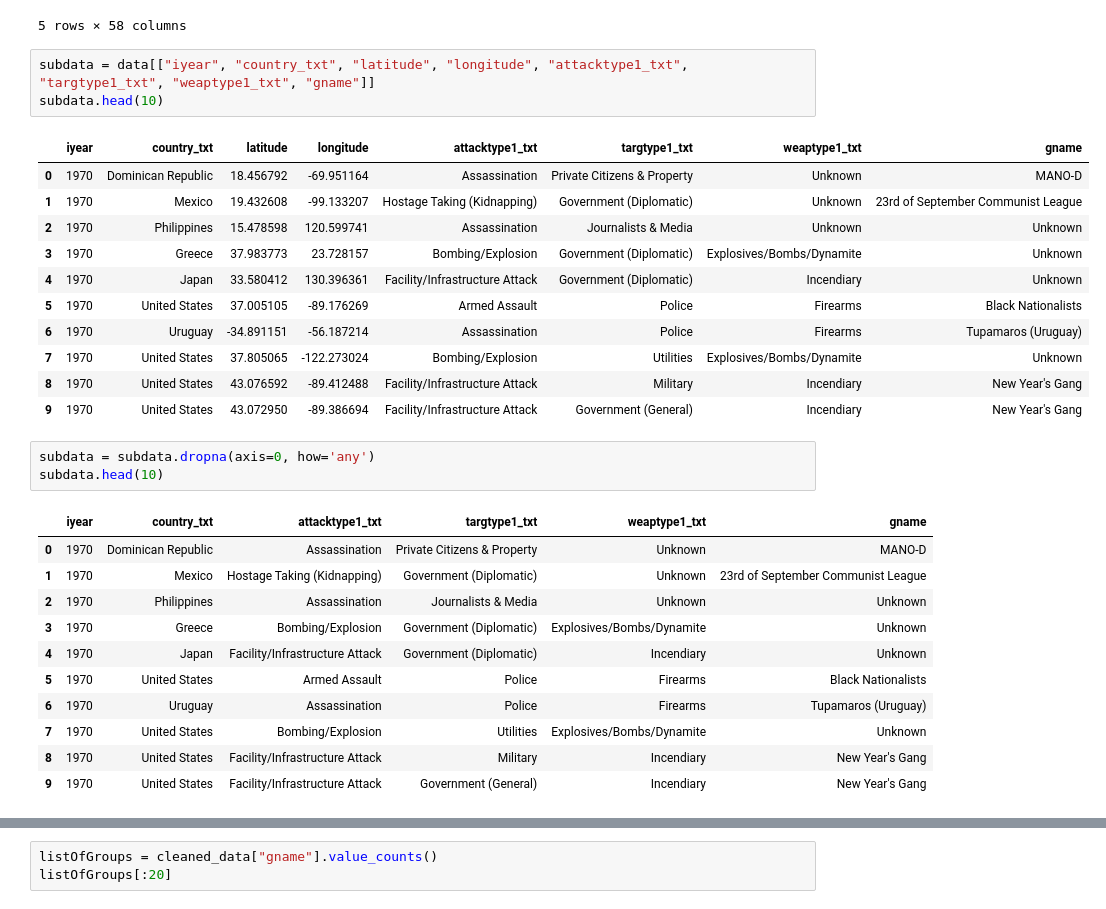
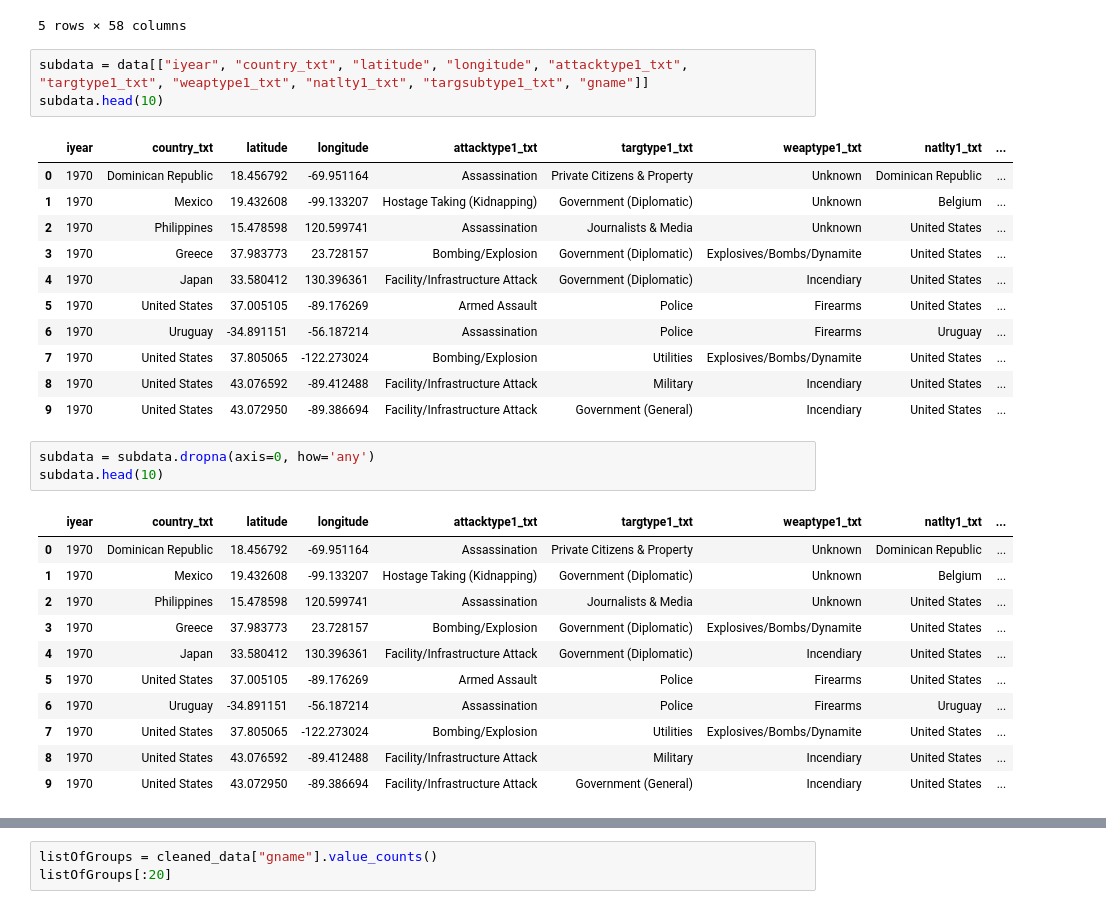
Before and after one commit to Gary-OB/Big-Data---Terrorismds, a Jupyter notebook: Predictive Modeling of Terrorism Perpetrators.ipynb, the cells around one changed output, grey strips where cells are left out. Drawn from its saved outputs; the diff is of its cells as text.

```diff
--- a/Predictive Modeling of Terrorism Perpetrators.ipynb
+++ b/Predictive Modeling of Terrorism Perpetrators.ipynb
@@ -11,35 +11,35 @@ data.head(5)
 | 4 | 197001000003 | 1970 | 1 | 0 | 0 | 101 | Japan | 4 | East Asia | NaN | ... |
 5 rows × 58 columns
 # %%
-subdata = data[["iyear", "country_txt", "latitude", "longitude", "attacktype1_txt", "targtype1_txt", "weaptype1_txt", "gname"]]
+subdata = data[["iyear", "country_txt", "latitude", "longitude", "attacktype1_txt", "targtype1_txt", "weaptype1_txt", "natlty1_txt", "targsubtype1_txt", "gname"]]
 subdata.head(10)
 # %% [output]
-|  | iyear | country_txt | latitude | longitude | attacktype1_txt | targtype1_txt | weaptype1_txt | gname |
-| 0 | 1970 | Dominican Republic | 18.456792 | -69.951164 | Assassination | Private Citizens & Property | Unknown | MANO-D |
-| 1 | 1970 | Mexico | 19.432608 | -99.133207 | Hostage Taking (Kidnapping) | Government (Diplomatic) | Unknown | 23rd of September Communist League |
-| 2 | 1970 | Philippines | 15.478598 | 120.599741 | Assassination | Journalists & Media | Unknown | Unknown |
-| 3 | 1970 | Greece | 37.983773 | 23.728157 | Bombing/Explosion | Government (Diplomatic) | Explosives/Bombs/Dynamite | Unknown |
-| 4 | 1970 | Japan | 33.580412 | 130.396361 | Facility/Infrastructure Attack | Government (Diplomatic) | Incendiary | Unknown |
-| 5 | 1970 | United States | 37.005105 | -89.176269 | Armed Assault | Police | Firearms | Black Nationalists |
-| 6 | 1970 | Uruguay | -34.891151 | -56.187214 | Assassination | Police | Firearms | Tupamaros (Uruguay) |
-| 7 | 1970 | United States | 37.805065 | -122.273024 | Bombing/Explosion | Utilities | Explosives/Bombs/Dynamite | Unknown |
-| 8 | 1970 | United States | 43.076592 | -89.412488 | Facility/Infrastructure Attack | Military | Incendiary | New Year's Gang |
-| 9 | 1970 | United States | 43.072950 | -89.386694 | Facility/Infrastructure Attack | Government (General) | Incendiary | New Year's Gang |
+|  | iyear | country_txt | latitude | longitude | attacktype1_txt | targtype1_txt | weaptype1_txt | natlty1_txt | ... |
+| 0 | 1970 | Dominican Republic | 18.456792 | -69.951164 | Assassination | Private Citizens & Property | Unknown | Dominican Republic | ... |
+| 1 | 1970 | Mexico | 19.432608 | -99.133207 | Hostage Taking (Kidnapping) | Government (Diplomatic) | Unknown | Belgium | ... |
+| 2 | 1970 | Philippines | 15.478598 | 120.599741 | Assassination | Journalists & Media | Unknown | United States | ... |
+| 3 | 1970 | Greece | 37.983773 | 23.728157 | Bombing/Explosion | Government (Diplomatic) | Explosives/Bombs/Dynamite | United States | ... |
+| 4 | 1970 | Japan | 33.580412 | 130.396361 | Facility/Infrastructure Attack | Government (Diplomatic) | Incendiary | United States | ... |
+| 5 | 1970 | United States | 37.005105 | -89.176269 | Armed Assault | Police | Firearms | United States | ... |
+| 6 | 1970 | Uruguay | -34.891151 | -56.187214 | Assassination | Police | Firearms | Uruguay | ... |
+| 7 | 1970 | United States | 37.805065 | -122.273024 | Bombing/Explosion | Utilities | Explosives/Bombs/Dynamite | United States | ... |
+| 8 | 1970 | United States | 43.076592 | -89.412488 | Facility/Infrastructure Attack | Military | Incendiary | United States | ... |
+| 9 | 1970 | United States | 43.072950 | -89.386694 | Facility/Infrastructure Attack | Government (General) | Incendiary | United States | ... |
 # %%
 subdata = subdata.dropna(axis=0, how='any')
 subdata.head(10)
 # %% [output]
-|  | iyear | country_txt | attacktype1_txt | targtype1_txt | weaptype1_txt | gname |
-| 0 | 1970 | Dominican Republic | Assassination | Private Citizens & Property | Unknown | MANO-D |
-| 1 | 1970 | Mexico | Hostage Taking (Kidnapping) | Government (Diplomatic) | Unknown | 23rd of September Communist League |
-| 2 | 1970 | Philippines | Assassination | Journalists & Media | Unknown | Unknown |
-| 3 | 1970 | Greece | Bombing/Explosion | Government (Diplomatic) | Explosives/Bombs/Dynamite | Unknown |
-| 4 | 1970 | Japan | Facility/Infrastructure Attack | Government (Diplomatic) | Incendiary | Unknown |
-| 5 | 1970 | United States | Armed Assault | Police | Firearms | Black Nationalists |
-| 6 | 1970 | Uruguay | Assassination | Police | Firearms | Tupamaros (Uruguay) |
-| 7 | 1970 | United States | Bombing/Explosion | Utilities | Explosives/Bombs/Dynamite | Unknown |
-| 8 | 1970 | United States | Facility/Infrastructure Attack | Military | Incendiary | New Year's Gang |
-| 9 | 1970 | United States | Facility/Infrastructure Attack | Government (General) | Incendiary | New Year's Gang |
+|  | iyear | country_txt | latitude | longitude | attacktype1_txt | targtype1_txt | weaptype1_txt | natlty1_txt | ... |
+| 0 | 1970 | Dominican Republic | 18.456792 | -69.951164 | Assassination | Private Citizens & Property | Unknown | Dominican Republic | ... |
+| 1 | 1970 | Mexico | 19.432608 | -99.133207 | Hostage Taking (Kidnapping) | Government (Diplomatic) | Unknown | Belgium | ... |
+| 2 | 1970 | Philippines | 15.478598 | 120.599741 | Assassination | Journalists & Media | Unknown | United States | ... |
+| 3 | 1970 | Greece | 37.983773 | 23.728157 | Bombing/Explosion | Government (Diplomatic) | Explosives/Bombs/Dynamite | United States | ... |
+| 4 | 1970 | Japan | 33.580412 | 130.396361 | Facility/Infrastructure Attack | Government (Diplomatic) | Incendiary | United States | ... |
+| 5 | 1970 | United States | 37.005105 | -89.176269 | Armed Assault | Police | Firearms | United States | ... |
+| 6 | 1970 | Uruguay | -34.891151 | -56.187214 | Assassination | Police | Firearms | Uruguay | ... |
+| 7 | 1970 | United States | 37.805065 | -122.273024 | Bombing/Explosion | Utilities | Explosives/Bombs/Dynamite | United States | ... |
+| 8 | 1970 | United States | 43.076592 | -89.412488 | Facility/Infrastructure Attack | Military | Incendiary | United States | ... |
+| 9 | 1970 | United States | 43.072950 | -89.386694 | Facility/Infrastructure Attack | Government (General) | Incendiary | United States | ... |
 # %%
 cleaned_data = subdata[(subdata["country_txt"]=="Philippines") & (subdata["attacktype1_txt"]!="Unknown")
                        & (subdata["weaptype1_txt"]!="Unknown") & (subdata["gname"]!="Unknown")
```
Also changed, not shown: parts of 27 cells of this notebook.
